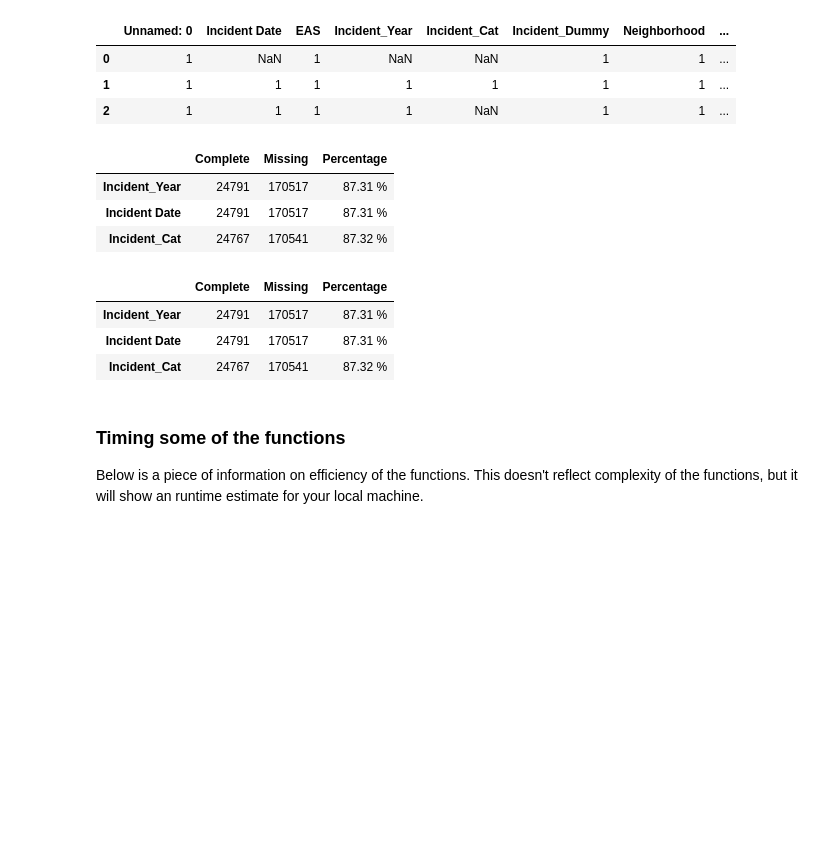
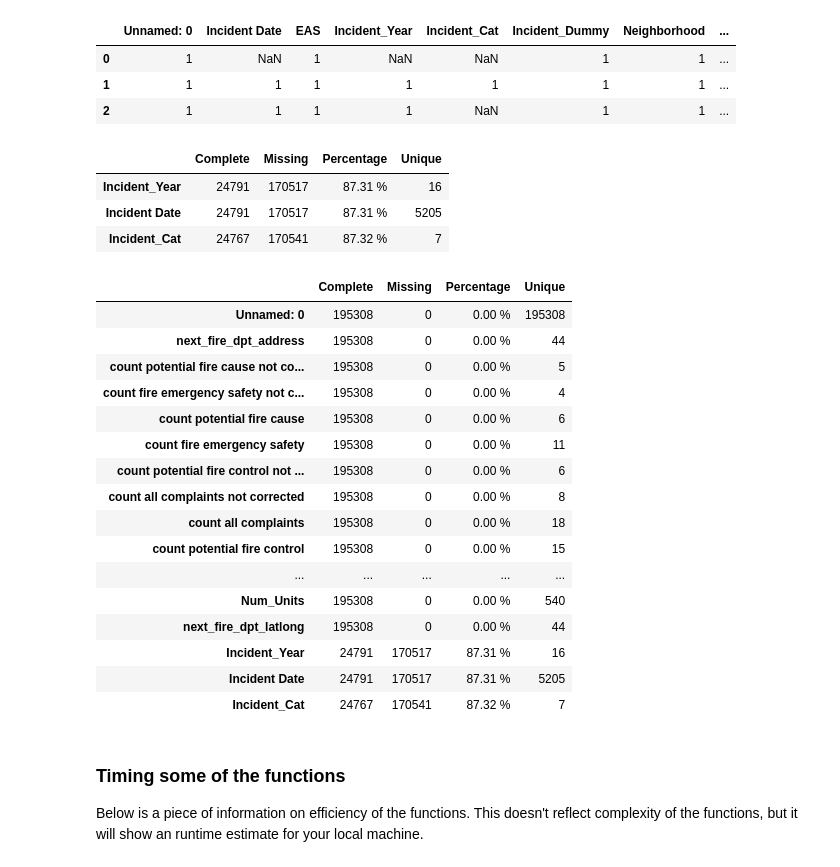
Before and after one commit to andirs/impyte, a Jupyter notebook: sandbox.ipynb, the cells around one changed output. Drawn from its saved outputs; the diff is of its cells as text; code cells hidden in the pictures; blank space fills up the shorter version.

```diff
--- a/sandbox.ipynb
+++ b/sandbox.ipynb
@@ -642,7 +683,7 @@ pd.DataFrame(test_rescaled[:5])
 # %%
-reload(impyte)
-testdf = pd.read_csv('data/masterdf_201710230_andirs.csv', low_memory=False)
-imp = impyte.Impyter()
+reload(impyte3)
+testdf = pd.read_csv('data/masterdf_201710230_andirs.csv', low_memory=False, encoding='ISO-8859-1')
+imp = impyte3.Impyter()
 _ = imp.load_data(testdf)
 imp.pattern()
 # %% [output]
@@ -651,19 +692,32 @@ imp.pattern()
 | 1 | 1 | 1 | 1 | 1 | 1 | 1 | 1 | ... |
 | 2 | 1 | 1 | 1 | 1 | NaN | 1 | 1 | ... |
 # %%
-imp.get_missing_summary()
+imp.get_summary()
 # %% [output]
-|  | Complete | Missing | Percentage |
-| Incident_Year | 24791 | 170517 | 87.31 % |
-| Incident Date | 24791 | 170517 | 87.31 % |
-| Incident_Cat | 24767 | 170541 | 87.32 % |
+|  | Complete | Missing | Percentage | Unique |
+| Incident_Year | 24791 | 170517 | 87.31 % | 16 |
+| Incident Date | 24791 | 170517 | 87.31 % | 5205 |
+| Incident_Cat | 24767 | 170541 | 87.32 % | 7 |
 # %%
-imp.get_missing_summary(importance_filter=True)
+imp.get_summary(importance_filter=False)
 # %% [output]
-|  | Complete | Missing | Percentage |
-| Incident_Year | 24791 | 170517 | 87.31 % |
-| Incident Date | 24791 | 170517 | 87.31 % |
-| Incident_Cat | 24767 | 170541 | 87.32 % |
+|  | Complete | Missing | Percentage | Unique |
+| Unnamed: 0 | 195308 | 0 | 0.00 % | 195308 |
+| next_fire_dpt_address | 195308 | 0 | 0.00 % | 44 |
+| count potential fire cause not co... | 195308 | 0 | 0.00 % | 5 |
+| count fire emergency safety not c... | 195308 | 0 | 0.00 % | 4 |
+| count potential fire cause | 195308 | 0 | 0.00 % | 6 |
+| count fire emergency safety | 195308 | 0 | 0.00 % | 11 |
+| count potential fire control not ... | 195308 | 0 | 0.00 % | 6 |
+| count all complaints not corrected | 195308 | 0 | 0.00 % | 8 |
+| count all complaints | 195308 | 0 | 0.00 % | 18 |
+| count potential fire control | 195308 | 0 | 0.00 % | 15 |
+| ... | ... | ... | ... | ... |
+| Num_Units | 195308 | 0 | 0.00 % | 540 |
+| next_fire_dpt_latlong | 195308 | 0 | 0.00 % | 44 |
+| Incident_Year | 24791 | 170517 | 87.31 % | 16 |
+| Incident Date | 24791 | 170517 | 87.31 % | 5205 |
+| Incident_Cat | 24767 | 170541 | 87.32 % | 7 |
 # %% [markdown]
 ### Timing some of the functions
 Below is a piece of information on efficiency of the functions. This doesn't reflect complexity of the functions, but it will show an runtime estimate for your local machine.
```
Also changed, not shown: parts of 53 cells of this notebook, 6 other files.
